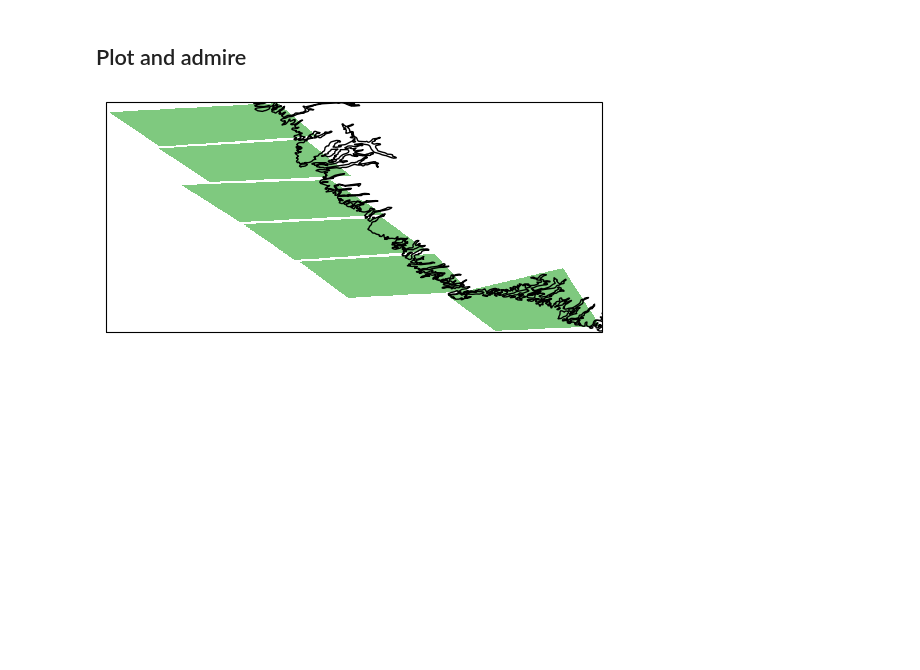
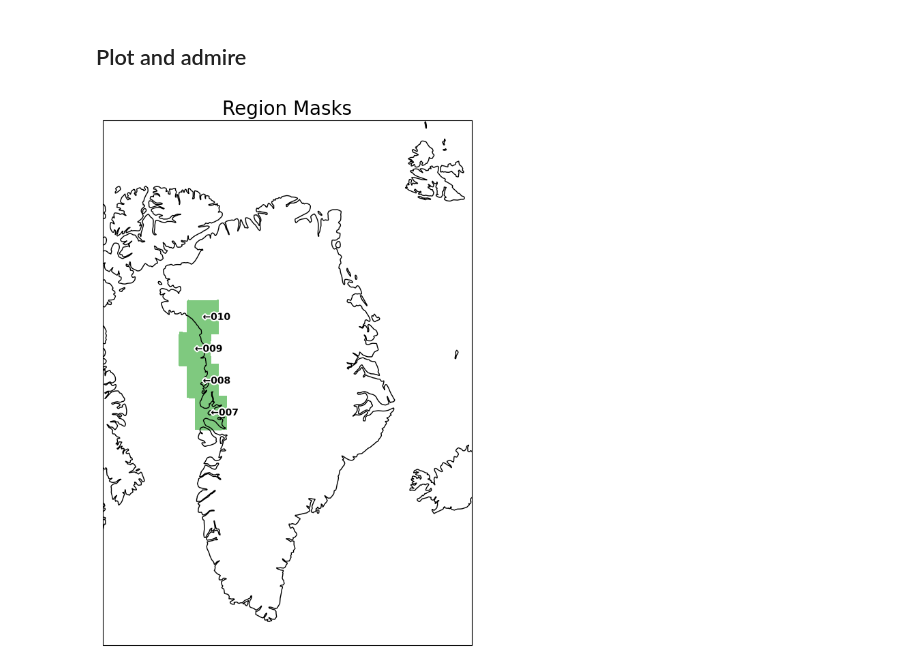
Before and after one commit to tparker1/chlora_plots, a Jupyter notebook: masking/create_masks.ipynb, the cells around one changed output. Drawn from its saved outputs; the diff is of its cells as text; code cells hidden in the pictures; blank space fills up the shorter version.

```diff
--- a/masking/create_masks.ipynb
+++ b/masking/create_masks.ipynb
@@ -53 +117,8 @@ len(lats)
+# %%
+# Where would you like to store your new mask pkls?
+# TODO: Define the path to the folder where you would like to store the mask pkls
+path_to_pkls_folder = os.path.join('..', 'masks', f'group_{group}')
+
+if not os.path.exists(path_to_pkls_folder):
+    os.makedirs(path_to_pkls_folder)
 # %%
@@ -78,25 +160,11 @@ Parallel(n_jobs=-1)(delayed(create_mask)(x) for x in range(6))
 # %% [markdown]
 ## Plot and admire
-# %%
-# Open the masked arrays
-masked_arrays = []
-for x in range(6):
-    with open(os.path.join('..', 'masks', 'masked_array'+str(x)+'.pkl'), 'rb') as f:
-    # with open('masked_array' + str(x) + '.pkl', 'rb') as f:
-        masked_arrays.append(pickle.load(f))
-# %%
-# Create a figure and axis with a specific projection
-fig, ax = plt.subplots(subplot_kw={'projection': ccrs.PlateCarree()})
-
-# Iterate over the masked arrays and plot each array
-for i, masked_array in enumerate(masked_arrays):
-    # Plot the masked array
-    ax.imshow(masked_array, origin='upper', extent=[lons.min(), lons.max(), lats.min(), lats.max()], cmap='Accent')
-
-# Overlay the map
-ax.coastlines()
-
-# Show the plot
-plt.show()
-# %% [output]
-[figure, removed]
+# %%
+# get a list of .pkl files in path_to_pkls_folder
+mask_filenames = [f for f in os.listdir(path_to_pkls_folder) if f.endswith('.pkl')]
+
+masked_arrays = {file.split('.')[-2].split('_')[-1]: pickle.load(open(os.path.join(path_to_pkls_folder, file), 'rb')) for file in mask_filenames}
+# %%
+helper.visualize_masks(masked_arrays, lons, lats, path_to_pkls_folder, group)
+# %% [output]
+[figure, added]
```
Also changed, not shown: parts of 22 cells of this notebook, 1 other file.
